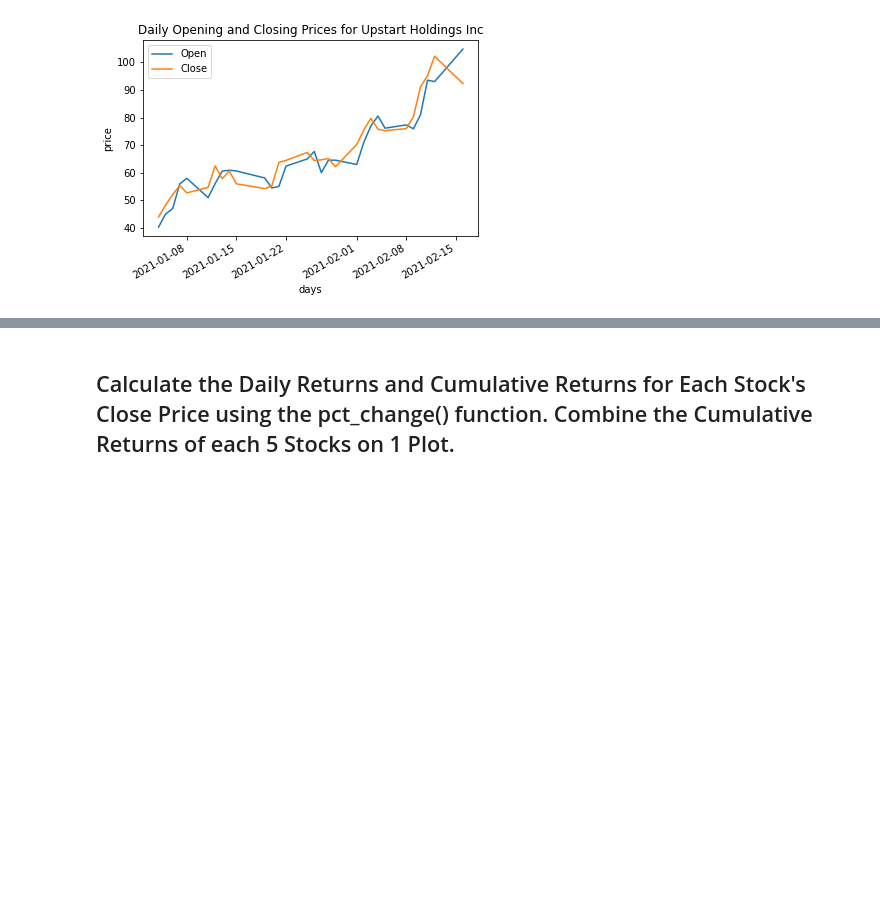
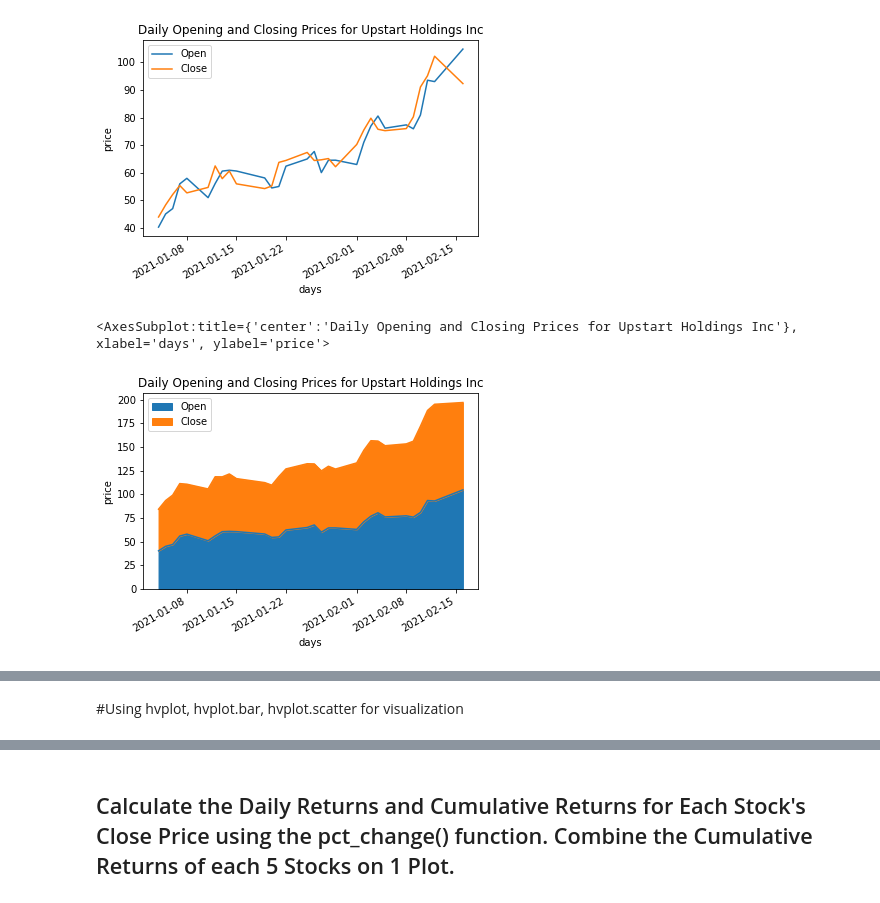
Before and after one commit to mikehoo92/IPOArbitrage, a Jupyter notebook: Stock_Data_Analysis.ipynb, the cells around one changed output, grey strips where cells are left out. Saved outputs shown, nothing was run; the diff lists cells and outputs as text; code cells hidden in the pictures; blank space fills up the shorter version.

Commit message:
added plot.bar to Stock_Data_Analysis.ipynb

```diff
--- a/Stock_Data_Analysis.ipynb
+++ b/Stock_Data_Analysis.ipynb
@@ -197,6 +198,12 @@ upst_df.plot(ylabel="price", xlabel="days", title="Daily Opening and Closing Pri
 # %% [output]
 <AxesSubplot:title={'center':'Daily Opening and Closing Prices for Upstart Holdings Inc'}, xlabel='days', ylabel='price'>
 [figure]
+# %%
+# Area plot of opening and closing stock price of Upstart Holdings Inc for the first 30 Trading days
+upst_df.plot.area(ylabel="price", xlabel="days", title="Daily Opening and Closing Prices for Upstart Holdings Inc")
+# %% [output]
+<AxesSubplot:title={'center':'Daily Opening and Closing Prices for Upstart Holdings Inc'}, xlabel='days', ylabel='price'>
+[figure, added]
 # %%
 # Combine opening and closing prices for each ticker
 combined_df = pd.concat([abnb_df, dash_df, prch_df, snow_df, upst_df], axis="columns", join="inner")
@@ -223,3 +228,5 @@ combined_df.head()
+# %% [markdown]
+#Using hvplot, hvplot.bar, hvplot.scatter for visualization
 # %%
 abnb_df.hvplot(title="Opening & Closing Values of Airbnb first 30 Trading Days")
 # %% [output]
```
Also changed, not shown: parts of 5 cells of this notebook.
